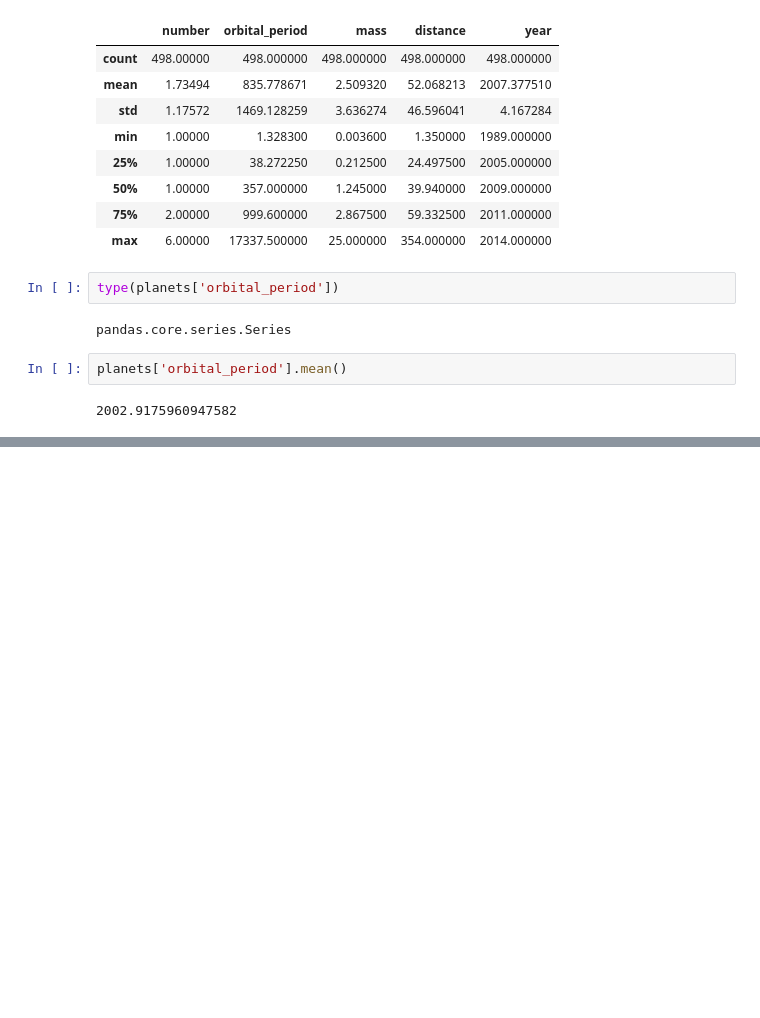
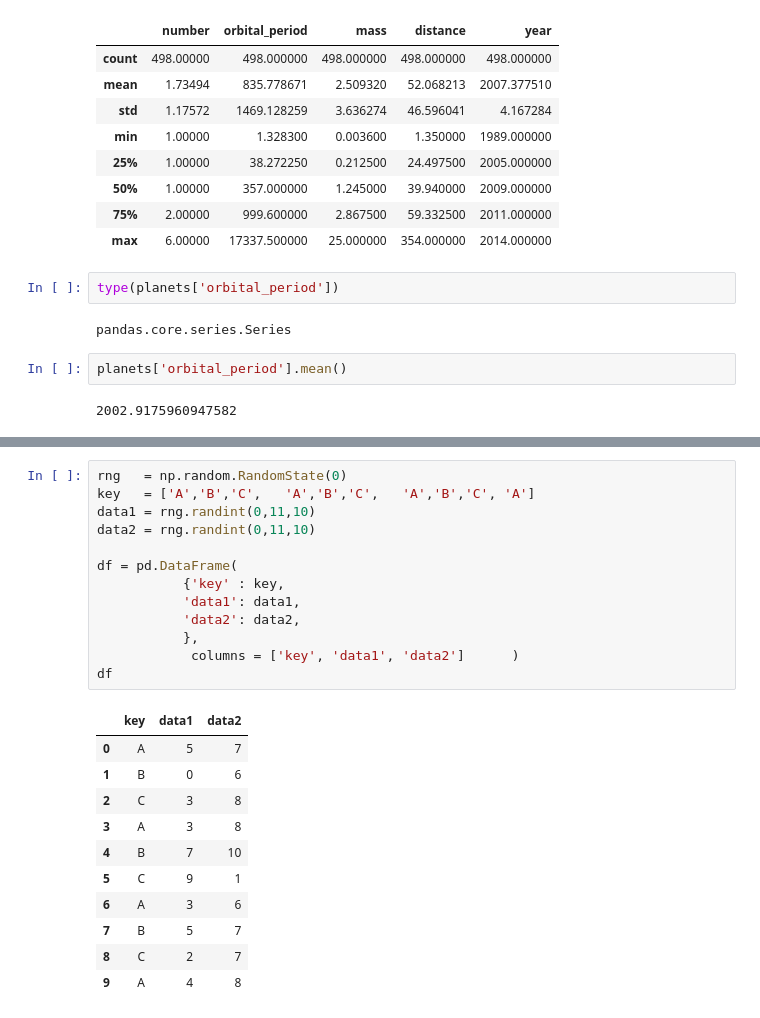
Before and after one commit to franzoni/ML-A-Z-Hands-On-Python-R, a Jupyter notebook: Machine_Learning_A-Z_Template_Folder/Part_4_-_Clustering/Section_2xx_-_Part_PLAYplay/aggregation-grouping.ipynb, the cells around one changed output, grey strips where cells are left out. Saved outputs shown, nothing was run; the diff lists cells and outputs as text; blank space fills up the shorter version.

```diff
--- a/Machine_Learning_A-Z_Template_Folder/Part_4_-_Clustering/Section_2xx_-_Part_PLAYplay/aggregation-grouping.ipynb
+++ b/Machine_Learning_A-Z_Template_Folder/Part_4_-_Clustering/Section_2xx_-_Part_PLAYplay/aggregation-grouping.ipynb
@@ -70,0 +173,25 @@ planets['orbital_period'].mean()
+# %%
+rng   = np.random.RandomState(0)
+key   = ['A','B','C',   'A','B','C',   'A','B','C', 'A']
+data1 = rng.randint(0,11,10)
+data2 = rng.randint(0,11,10)
+
+df = pd.DataFrame(
+           {'key' : key,
+           'data1': data1,
+           'data2': data2,
+           },
+            columns = ['key', 'data1', 'data2']      )
+df
+# %% [output]
+|  | key | data1 | data2 |
+| 0 | A | 5 | 7 |
+| 1 | B | 0 | 6 |
+| 2 | C | 3 | 8 |
+| 3 | A | 3 | 8 |
+| 4 | B | 7 | 10 |
+| 5 | C | 9 | 1 |
+| 6 | A | 3 | 6 |
+| 7 | B | 5 | 7 |
+| 8 | C | 2 | 7 |
+| 9 | A | 4 | 8 |
```
Also changed, not shown: parts of 20 cells of this notebook.
